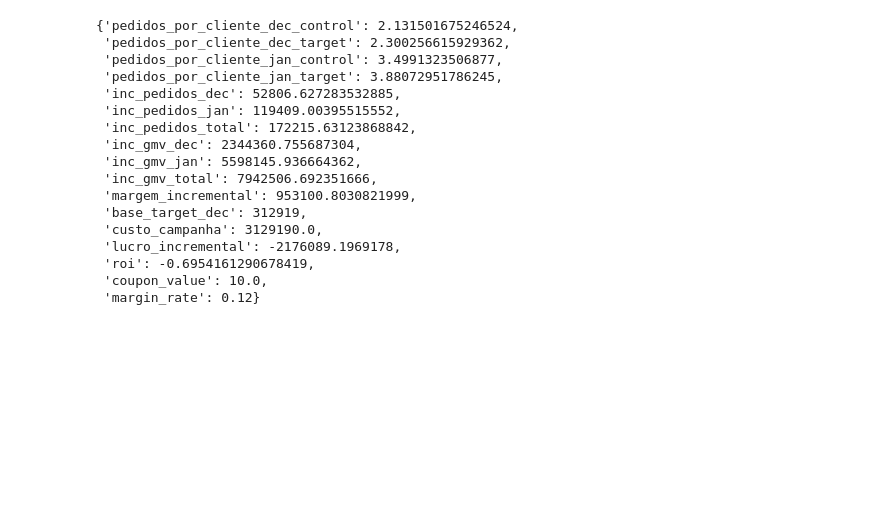
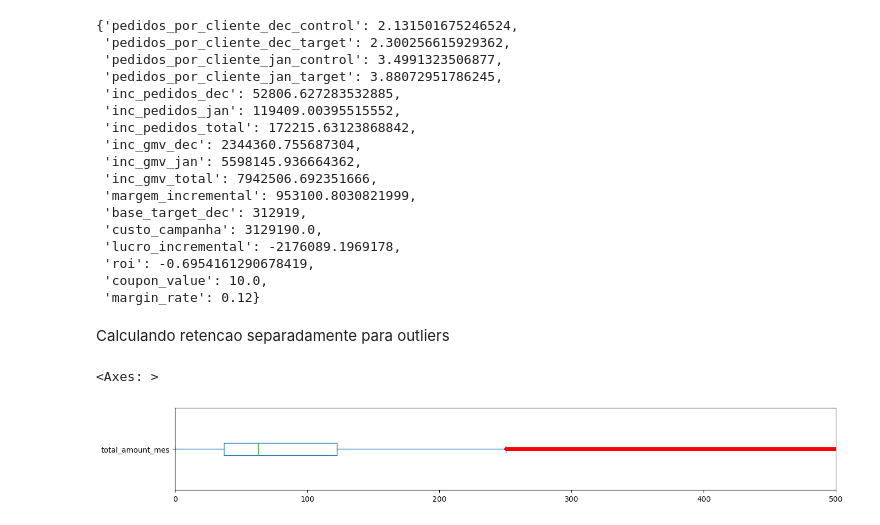
Before and after one commit to elianezanlorense/ifood_case, a Jupyter notebook: code/0.3 - Item 1 case.ipynb, the cells around one changed output. Saved outputs shown, nothing was run; the diff lists cells and outputs as text; code cells hidden in the pictures; blank space fills up the shorter version.

```diff
--- a/code/0.3 - Item 1 case.ipynb
+++ b/code/0.3 - Item 1 case.ipynb
@@ -114,3 +113,7 @@ resultados
  'roi': -0.6954161290678419,
  'coupon_value': 10.0,
  'margin_rate': 0.12}
+# %% [markdown]
+Calculando retencao separadamente para outliers
+# %%
+orderns_de=publico_janeiro_dezembro[publico_janeiro_dezembro['order_created_month']==12]
@@ -116,0 +123,6 @@ resultados
+# %%
+red_square = dict(markerfacecolor='r', markeredgecolor='r', marker='.')
+orderns_de['total_amount_mes'].plot(kind='box', xlim=(0, 500), vert=False, flierprops=red_square, figsize=(16,2))
+# %% [output]
+<Axes: >
+[figure, added]
```
Also changed, not shown: parts of 16 cells of this notebook, 10 other files.
